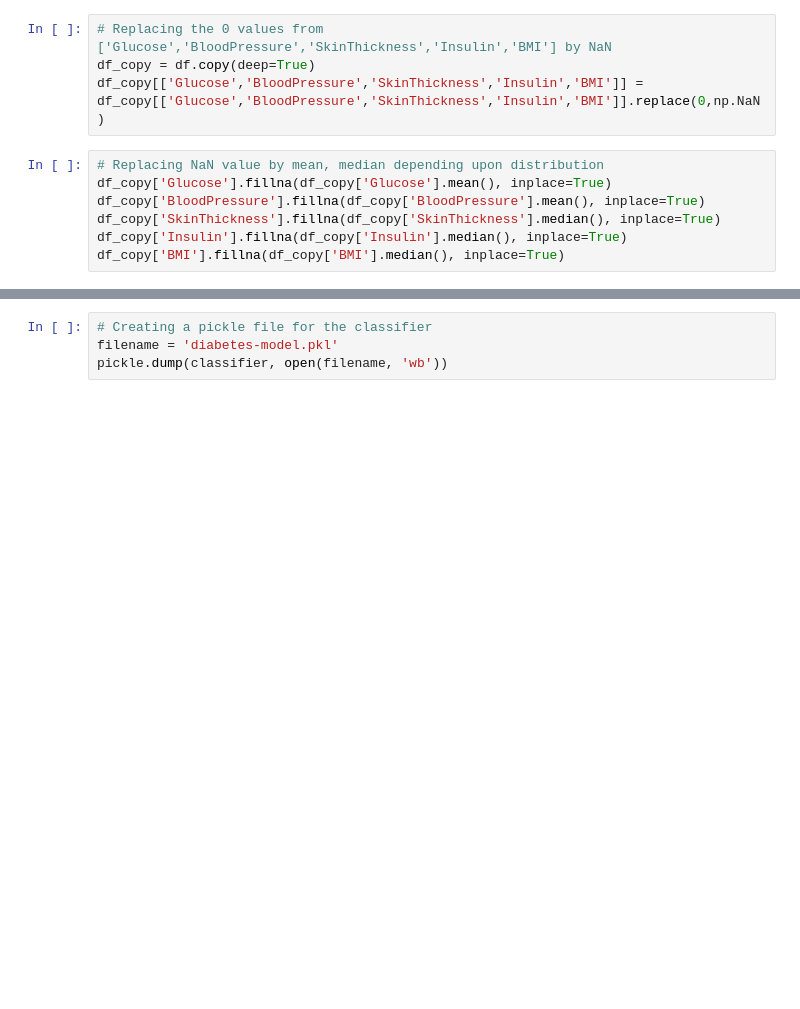
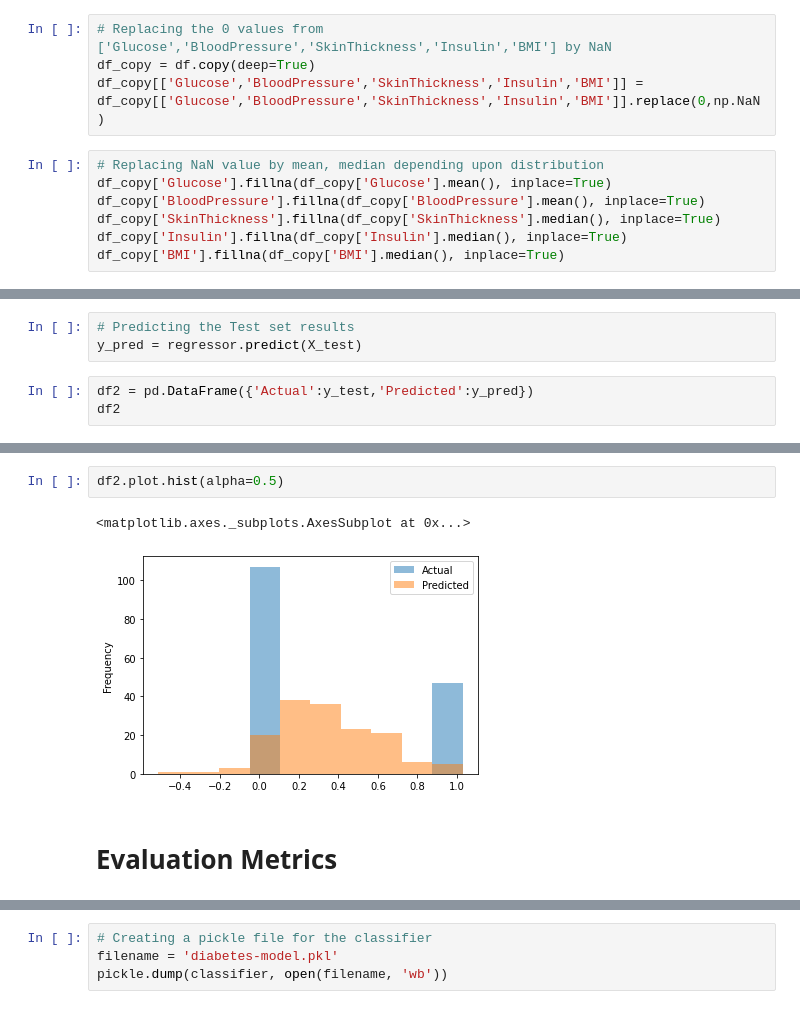
Before and after one commit to kritikaparmar-programmer/HealthCheck, a Jupyter notebook: Notebooks/DiabetesNotebook.ipynb, the cells around one changed output, grey strips where cells are left out. Saved outputs shown, nothing was run; the diff lists cells and outputs as text; blank space fills up the shorter version.

```diff
--- a/Notebooks/DiabetesNotebook.ipynb
+++ b/Notebooks/DiabetesNotebook.ipynb
@@ -37,0 +88,6 @@ X_train, X_test, y_train, y_test = train_test_split(X, y, test_size=0.20, random
+# %%
+# Predicting the Test set results
+y_pred = regressor.predict(X_test)
+# %%
+df2 = pd.DataFrame({'Actual':y_test,'Predicted':y_pred})
+df2
@@ -37,0 +108,7 @@ X_train, X_test, y_train, y_test = train_test_split(X, y, test_size=0.20, random
+# %%
+df2.plot.hist(alpha=0.5)
+# %% [output]
+<matplotlib.axes._subplots.AxesSubplot at 0x...>
+[figure, added]
+# %% [markdown]
+# **Evaluation Metrics**
```
Also changed, not shown: parts of 16 cells of this notebook.
